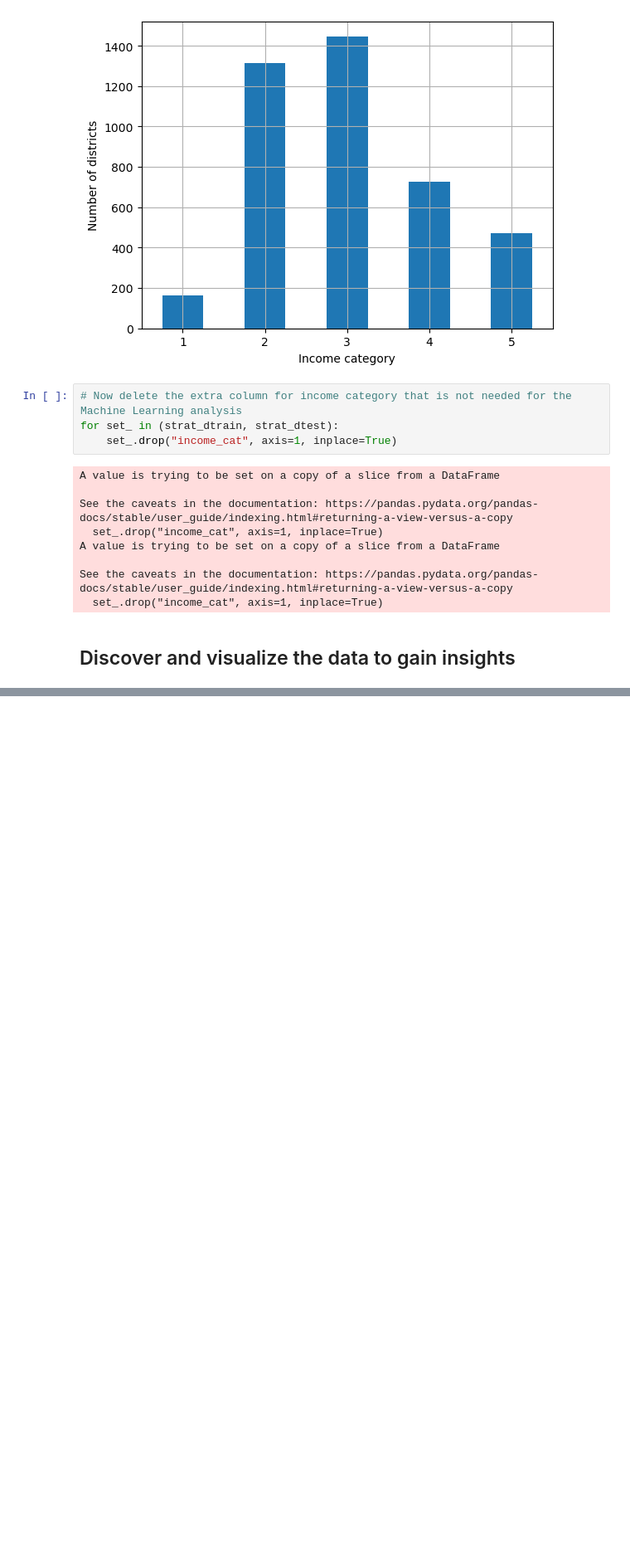
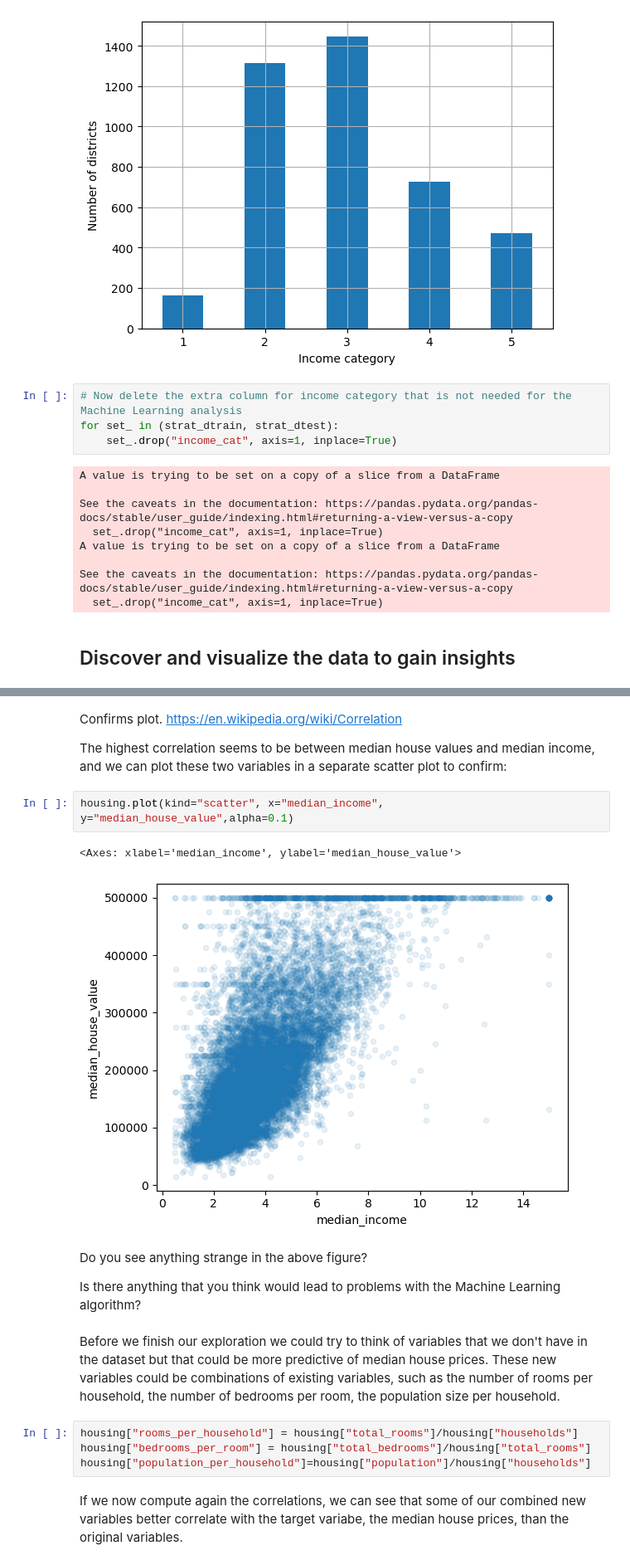
Before and after one commit to mdr-datascience/edu-repo, a Jupyter notebook: Python_ScikitLearn/scikitlearn-tutorial-2.ipynb, the cells around one changed output, grey strips where cells are left out. Shown at 83% size. Cells and saved outputs as stored; diff of their text form; blank space fills up the shorter version.

```diff
--- a/Python_ScikitLearn/scikitlearn-tutorial-2.ipynb
+++ b/Python_ScikitLearn/scikitlearn-tutorial-2.ipynb
@@ -173,0 +215,22 @@ See the caveats in the documentation: https://pandas.pydata.org/pandas-docs/stab
+# %% [markdown]
+Confirms plot.
+https://en.wikipedia.org/wiki/Correlation
+
+The highest correlation seems to be between median house values and median income, and we can plot these two variables in a separate scatter plot to confirm:
+# %%
+housing.plot(kind="scatter", x="median_income", y="median_house_value",alpha=0.1)
+# %% [output]
+<Axes: xlabel='median_income', ylabel='median_house_value'>
+[figure, added]
+# %% [markdown]
+Do you see anything strange in the above figure?
+
+Is there anything that you think would lead to problems with the Machine Learning algorithm?
+# %% [markdown]
+Before we finish our exploration we could try to think of variables that we don't have in the dataset but that could be more predictive of median house prices. These new variables could be combinations of existing variables, such as the number of rooms per household, the number of bedrooms per room, the population size per household.
+# %%
+housing["rooms_per_household"] = housing["total_rooms"]/housing["households"]
+housing["bedrooms_per_room"] = housing["total_bedrooms"]/housing["total_rooms"]
+housing["population_per_household"]=housing["population"]/housing["households"]
+# %% [markdown]
+If we now compute again the correlations, we can see that some of our combined new variables better correlate with the target variabe, the median house prices, than the original variables.
```
Also changed, not shown: parts of 27 cells of this notebook.
